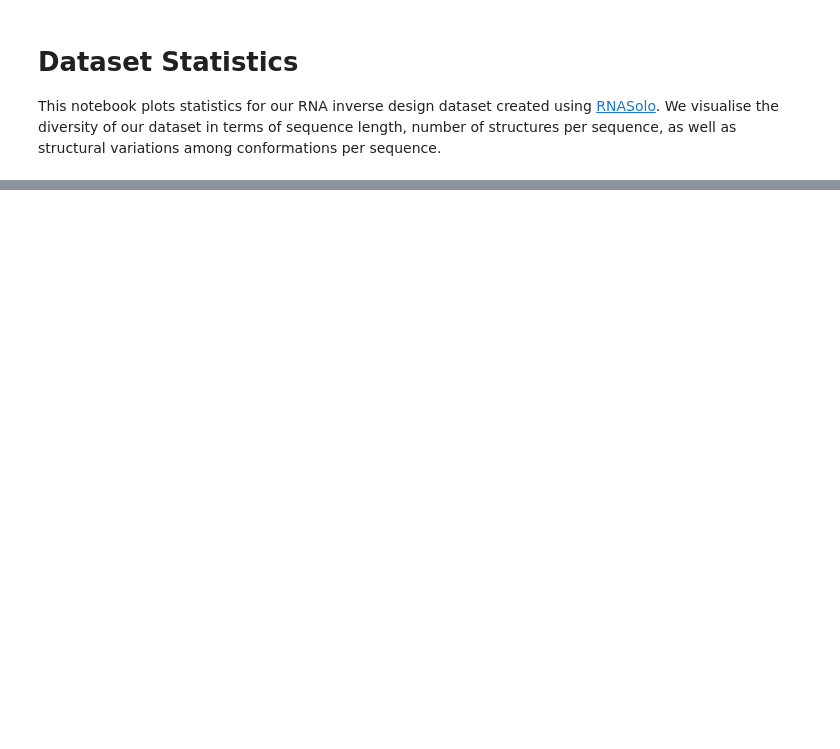
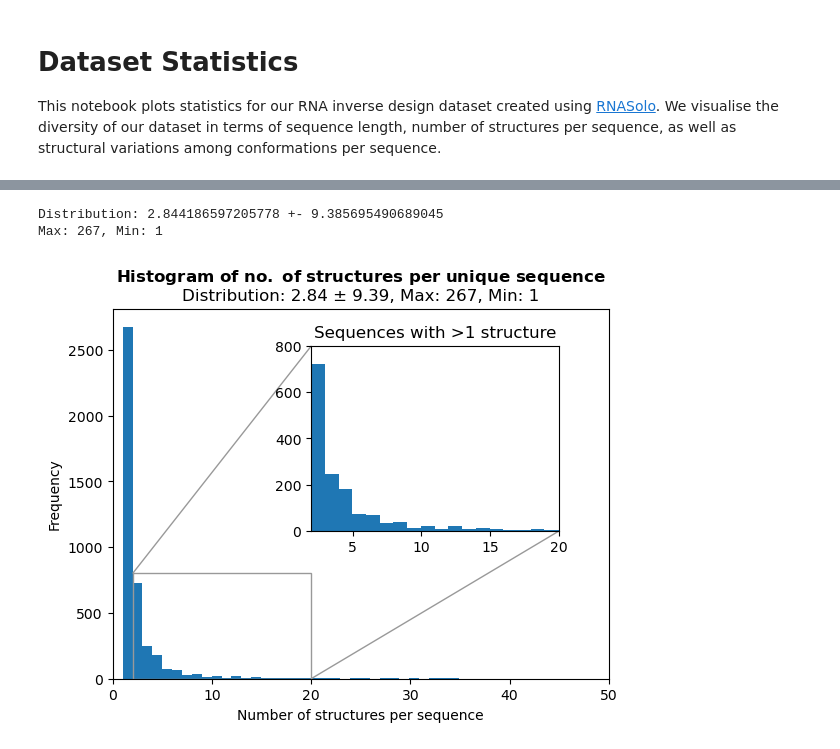
Before and after one commit to chaitjo/geometric-rna-design, a Jupyter notebook: notebooks/data_stats.ipynb, the cells around one changed output, grey strips where cells are left out. Saved outputs shown, nothing was run; the diff lists cells and outputs as text; code cells hidden in the pictures; blank space fills up the shorter version.

```diff
--- a/notebooks/data_stats.ipynb
+++ b/notebooks/data_stats.ipynb
@@ -37,0 +34,15 @@ data_list = torch.load(os.path.join("../data/", "processed.pt"))
+# %%
+DATA_PATH = os.environ.get("DATA_PATH")
+seq_to_data = torch.load(os.path.join(DATA_PATH, "processed.pt"))
+data_list = list(seq_to_data.values())
+
+df = pd.read_csv(os.path.join(DATA_PATH, "processed_df.csv"))
+# convert strings to lists
+# df["id_list"] = df["id_list"].apply(ast.literal_eval)
+df["rfam_list"] = df["rfam_list"].apply(ast.literal_eval)
+# df["eq_class_list"] = df["eq_class_list"].apply(ast.literal_eval)
+df["type_list"] = df["type_list"].apply(ast.literal_eval)
+# create new columns for the most common value in each list
+df["type"] = df["type_list"].apply(lambda x: max(x, key=x.count))
+df["rfam"] = df["rfam_list"].apply(lambda x: max(x, key=x.count))
+df
@@ -115,17 +150,9 @@ plt.show()
 # %%
 # Distribution of number of structures per unique sequence
 
-num_struct_per_seq = [len(data['coords_list']) for data in data_list]
+num_struct_per_seq = df["num_structures"].values
 print(f"Distribution: {np.mean(num_struct_per_seq)} +- {np.std(num_struct_per_seq)}")
 print(f"Max: {np.max(num_struct_per_seq)}, Min: {np.min(num_struct_per_seq)}")
-
-# Plot a histogram
-plt.hist(num_struct_per_seq, bins=100)
-
-# Add labels and title
-plt.xlabel('Number of structures')
-plt.ylabel('Frequency')
-plt.title('Histogram of no. of structures per unique sequence')
-
-# Display the plot
-plt.show()
+# %% [output]
+Distribution: 2.844186597205778 +- 9.385695490689045
+Max: 267, Min: 1
@@ -149,37 +159,41 @@ plt.show()
 # %%
 fig, ax1 = plt.subplots()
 
 # Plot a histogram
-ax1.hist(num_struct_per_seq, bins=100)
+ax1.hist(num_struct_per_seq, bins=267)
 
 # Add labels and title
 ax1.set_xlabel('Number of structures per sequence')
 ax1.set_ylabel('Frequency')
 ax1.set_title(
     r"$\bf{" + "Histogram \ of \ no. \ of \ structures \ per \ unique \ sequence" + "}$" + f"\nDistribution: {np.mean(num_struct_per_seq):.2f} ± {np.std(num_struct_per_seq):.2f}, Max: {np.max(num_struct_per_seq)}, Min: {np.min(num_struct_per_seq)}"
 )
+ax1.set_xlim([0,50])
 
 # Create a set of inset Axes
 ax2 = plt.axes([0,0,1,1])
 # Manually set the position and relative size of the inset axes within ax1
 ip = InsetPosition(ax1, [0.4,0.4,0.5,0.5])
 ax2.set_axes_locator(ip)
 # Mark the region corresponding to the inset axes on ax1
 # and draw lines in grey linking the two axes.
 mark_inset(ax1, ax2, loc1=2, loc2=4, fc="none", ec='0.6')
 
 # Plot second histogram
-ax2.hist(num_struct_per_seq, bins=400)
-ax2.set_xlim([0,20])
-ax2.set_ylim([0,1000])
+ax2.hist(num_struct_per_seq, bins=267)
+ax2.set_xlim([2,20])
+ax2.set_ylim([0,800])
+ax2.set_title("Sequences with >1 structure")
 
 # Some ad hoc tweaks.
 # ax2.set_xticklabels(ax2.get_xticks(), backgroundcolor='w')
 # ax2.tick_params(axis='x', which='major', pad=8)
 
 # Display the plot
 # plt.savefig('hist_num_struct_per_seq.pdf', dpi=300)
 plt.show()
+# %% [output]
+[figure, added]
 # %%
 # Raw values of number of some structures per sequence distribution
 bin, count = np.unique(num_struct_per_seq, return_counts=True)
```
Also changed, not shown: parts of 25 cells of this notebook, 5 other files.
